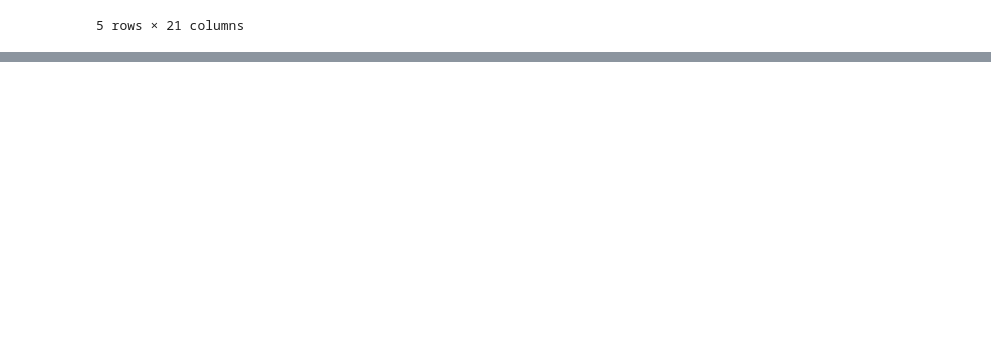
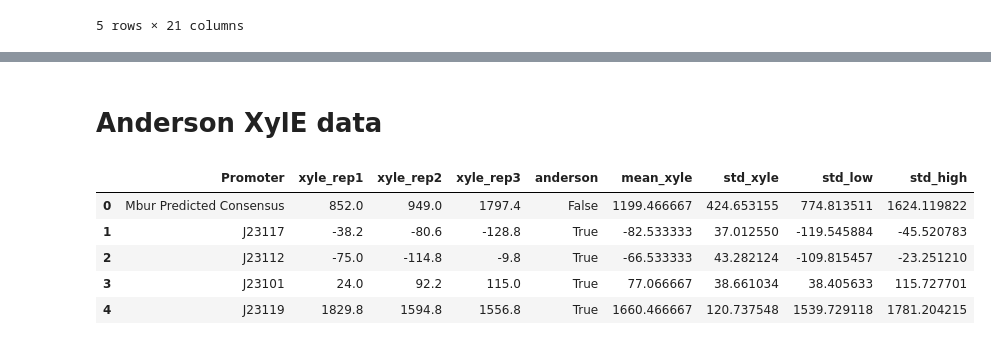
Before and after one commit to erinhwilson/promoter-id-from-rnaseq, a Jupyter notebook: tutorials/xyle_analysis.ipynb, the cells around one changed output, grey strips where cells are left out. Cells and saved outputs as stored; diff of their text form; code cells hidden in the pictures; blank space fills up the shorter version.

Commit message:
updated xyle analysis with anderson data

```diff
--- a/tutorials/xyle_analysis.ipynb
+++ b/tutorials/xyle_analysis.ipynb
@@ -459,3 +459,21 @@ chart.configure_axis(
 )
 # %% [output]
 [interactive output not drawn]
+# %% [markdown]
+# Anderson XylE data
+# %%
+adf = pd.read_csv("xyle_anderson.txt", sep='\t')
+# calculate mean and stdev
+adf['mean_xyle'] = adf.apply(lambda row: np.mean(row[['xyle_rep1','xyle_rep2','xyle_rep3']]),axis=1)
+adf['std_xyle'] = adf.apply(lambda row: np.std(row[['xyle_rep1','xyle_rep2','xyle_rep3']]),axis=1)
+adf['std_low'] = adf.apply(lambda row: row['mean_xyle'] - row['std_xyle'],axis=1)
+adf['std_high'] = adf.apply(lambda row: row['mean_xyle'] + row['std_xyle'],axis=1)
+# %%
+adf.head()
+# %% [output]
+|  | Promoter | xyle_rep1 | xyle_rep2 | xyle_rep3 | anderson | mean_xyle | std_xyle | std_low | std_high |
+| 0 | Mbur Predicted Consensus | 852.0 | 949.0 | 1797.4 | False | 1199.466667 | 424.653155 | 774.813511 | 1624.119822 |
+| 1 | J23117 | -38.2 | -80.6 | -128.8 | True | -82.533333 | 37.012550 | -119.545884 | -45.520783 |
+| 2 | J23112 | -75.0 | -114.8 | -9.8 | True | -66.533333 | 43.282124 | -109.815457 | -23.251210 |
+| 3 | J23101 | 24.0 | 92.2 | 115.0 | True | 77.066667 | 38.661034 | 38.405633 | 115.727701 |
+| 4 | J23119 | 1829.8 | 1594.8 | 1556.8 | True | 1660.466667 | 120.737548 | 1539.729118 | 1781.204215 |
```
Also changed, not shown: parts of 1 cell of this notebook, 1 other file.
